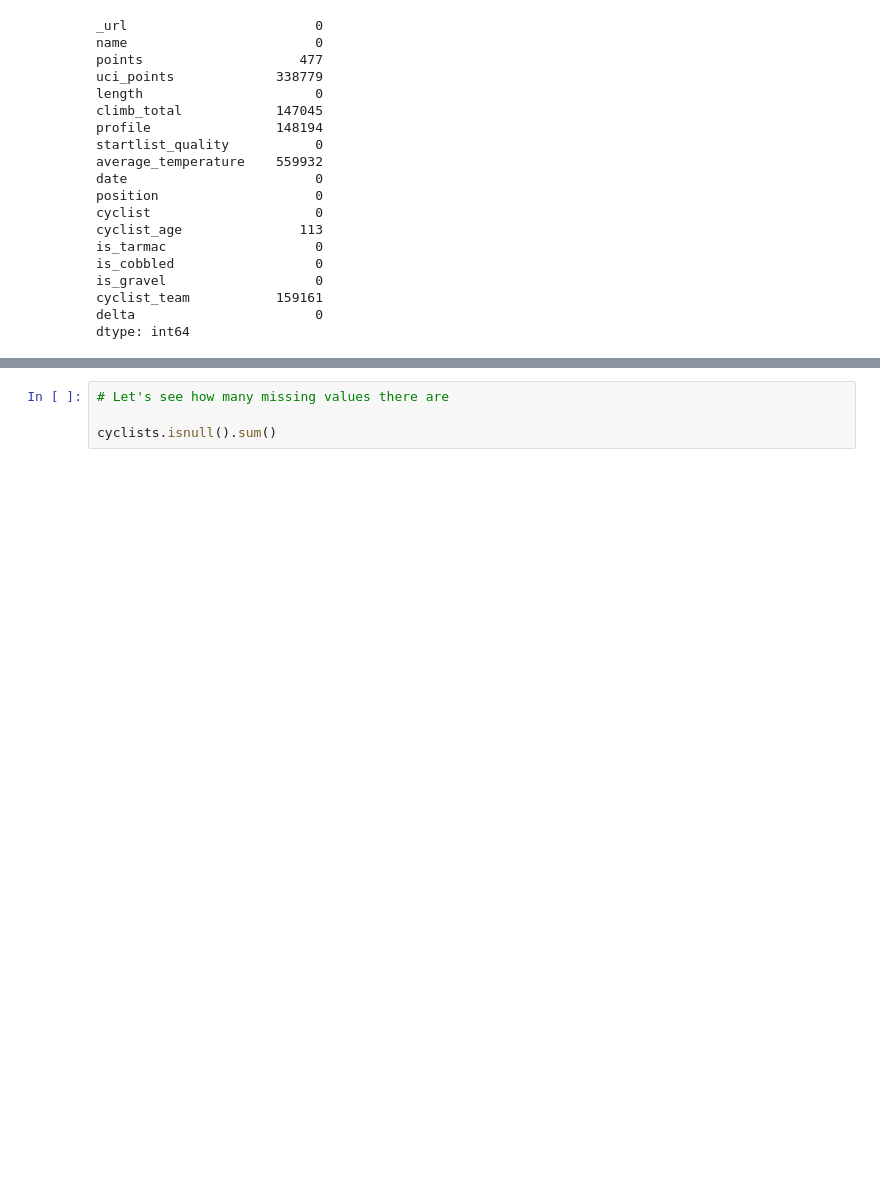
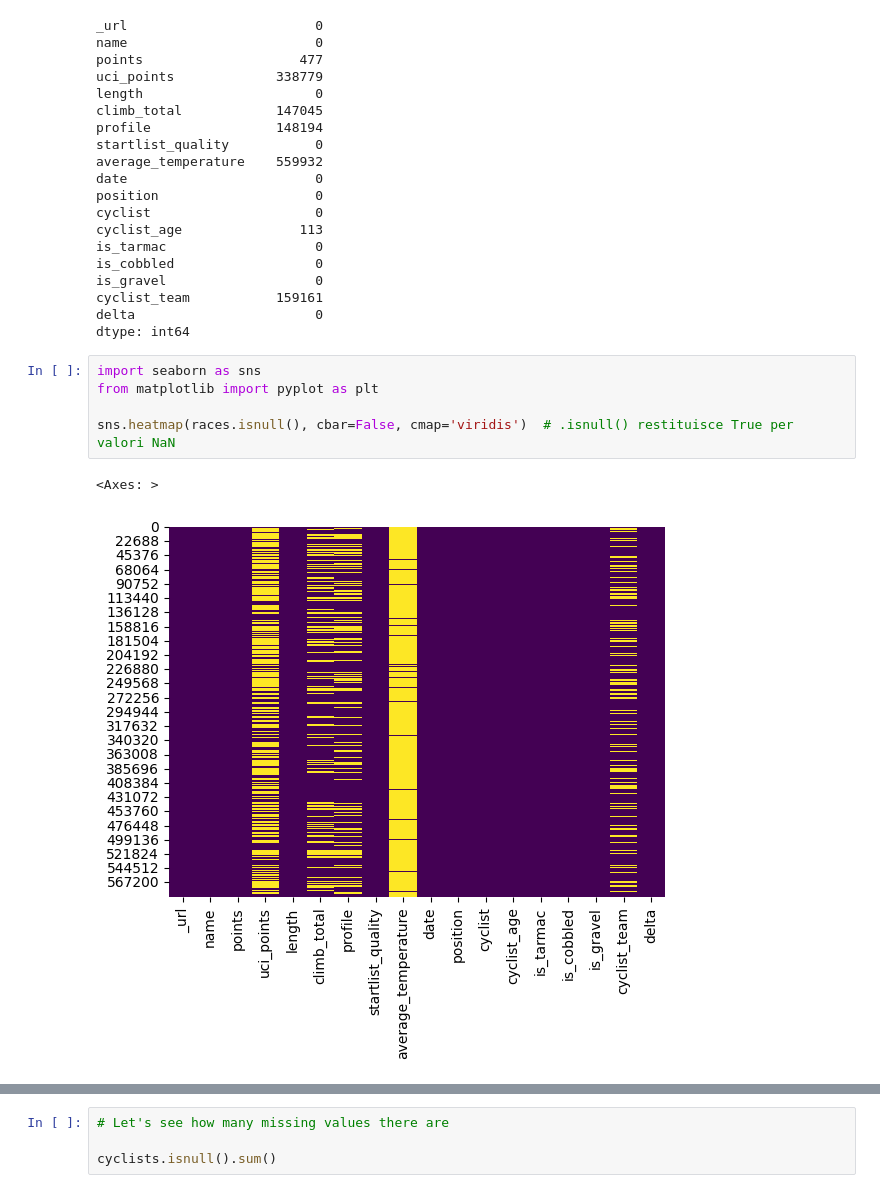
Before and after one commit to fefex302/Data-Mining, a Jupyter notebook: Data_Understanding.ipynb, the cells around one changed output, grey strips where cells are left out. Drawn from its saved outputs; the diff is of its cells as text; blank space fills up the shorter version.

```diff
--- a/Data_Understanding.ipynb
+++ b/Data_Understanding.ipynb
@@ -121,3 +91,11 @@ is_gravel                   0
 cyclist_team           159161
 delta                       0
 dtype: int64
+# %%
+import seaborn as sns
+from matplotlib import pyplot as plt
+
+sns.heatmap(races.isnull(), cbar=False, cmap='viridis')  # .isnull() restituisce True per valori NaN
+# %% [output]
+<Axes: >
+[figure, added]
```
Also changed, not shown: parts of 31 cells of this notebook, 1 other file.
